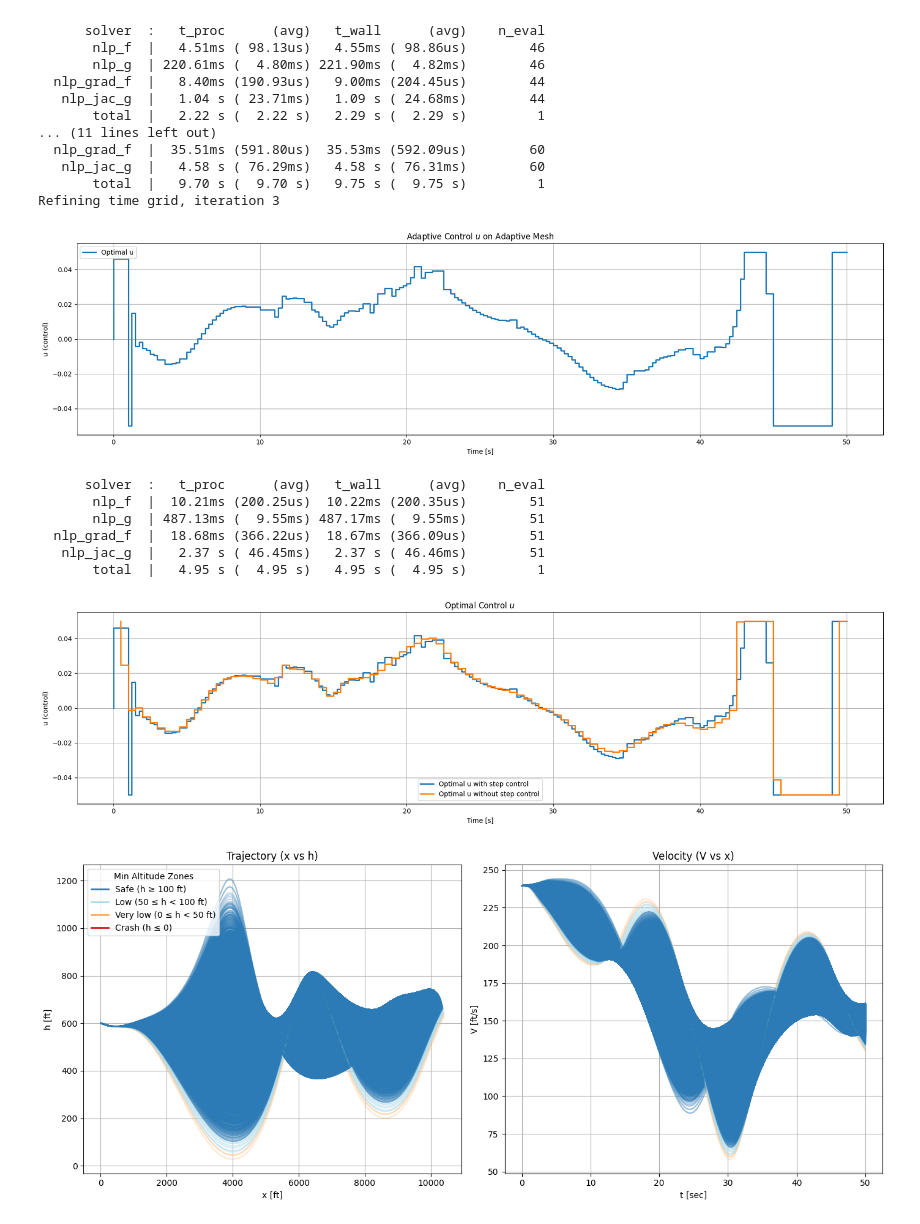
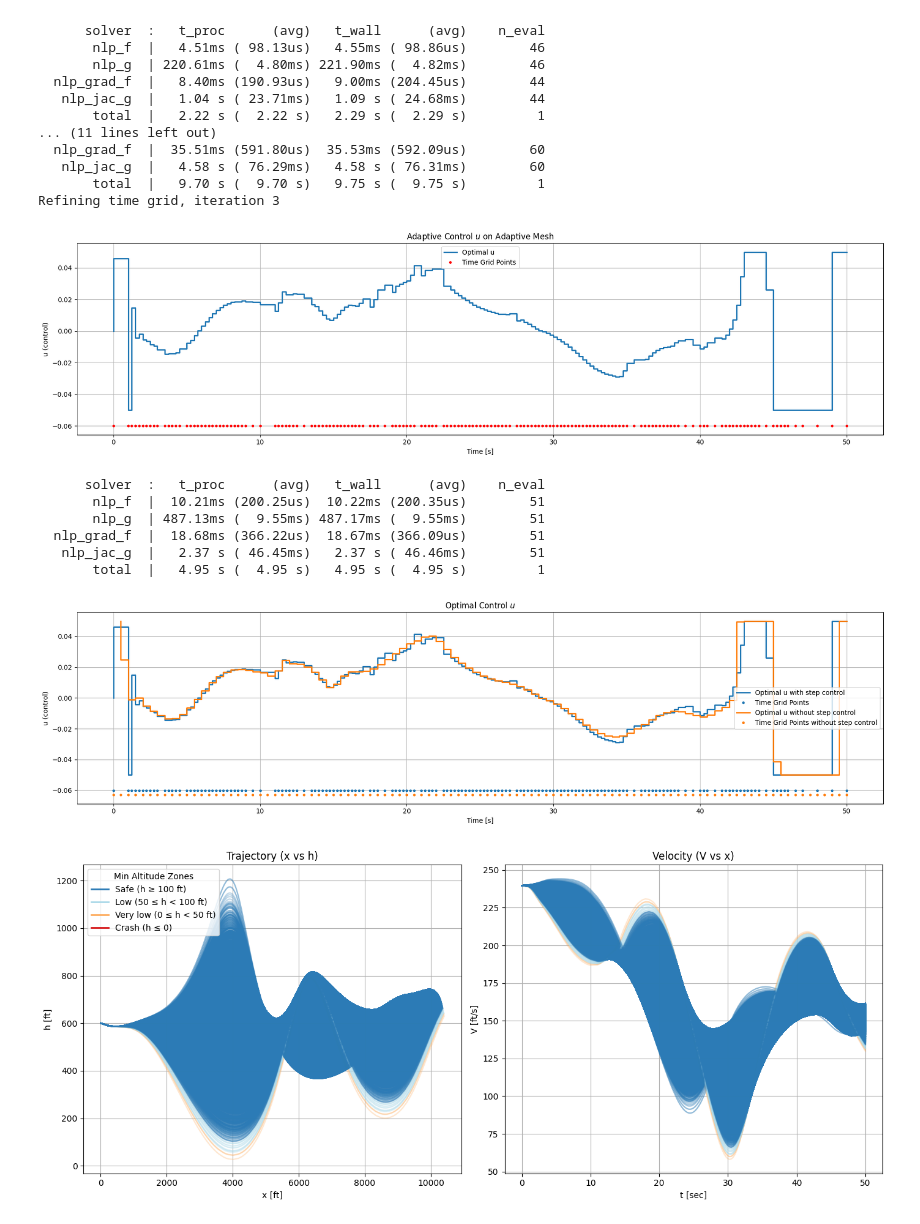
Before and after one commit to dmw1998/Case_Study_Log, a Jupyter notebook: wider_wind_pce_w_step_control.ipynb, the cells around one changed output. Saved outputs shown, nothing was run; the diff lists cells and outputs as text; code cells hidden in the pictures.

Commit message:
update: add time grid plot

```diff
--- a/wider_wind_pce_w_step_control.ipynb
+++ b/wider_wind_pce_w_step_control.ipynb
@@ -777,6 +777,7 @@ u = res["u"]  # shape: (N,)
 
 plt.figure(figsize=(18, 5))
 plt.step(time_grid, u, label='Optimal u', linewidth=2)
+plt.plot(time_grid, -0.06*np.ones_like(time_grid), 'r.', label='Time Grid Points')
 plt.xlabel('Time [s]')
 plt.ylabel('u (control)')
 plt.title('Adaptive Control $u$ on Adaptive Mesh')
@@ -785,7 +786,7 @@ plt.legend()
 plt.tight_layout()
 plt.show()
 # %% [output]
-[figure, old version]
+[figure, new version]
 # %%
 res_no_sc = solve_wider_wind_ocp_pce(tf = 50, N = 100, pce_order=2, k_mean=1.0, k_std=0.08, s_mean=1.0, s_std=0.15)
 # %% [output]
@@ -798,15 +799,18 @@ res_no_sc = solve_wider_wind_ocp_pce(tf = 50, N = 100, pce_order=2, k_mean=1.0,
 # %%
 plt.figure(figsize=(18, 5))
 plt.step(res["time_grid"], res["u"], label='Optimal u with step control', linewidth=2)
+plt.plot(res["time_grid"], -0.06*np.ones_like(res["time_grid"]), '.', color='tab:blue', label='Time Grid Points')
 plt.step(res_no_sc["time_grid"][1:], res_no_sc["u"], label='Optimal u without step control', linewidth=2)
+plt.plot(res_no_sc["time_grid"], -0.063*np.ones_like(res_no_sc["time_grid"]), '.', color='tab:orange', label='Time Grid Points without step control')
 plt.xlabel('Time [s]')
 plt.ylabel('u (control)')
 plt.title('Optimal Control $u$')
 plt.grid(True)
 plt.legend()
 plt.tight_layout()
+plt.show()
 # %% [output]
-[figure, old version]
+[figure, new version]
 # %%
 colors = {
     "safe": "#2c7bb6",      # Dark Blue
```
